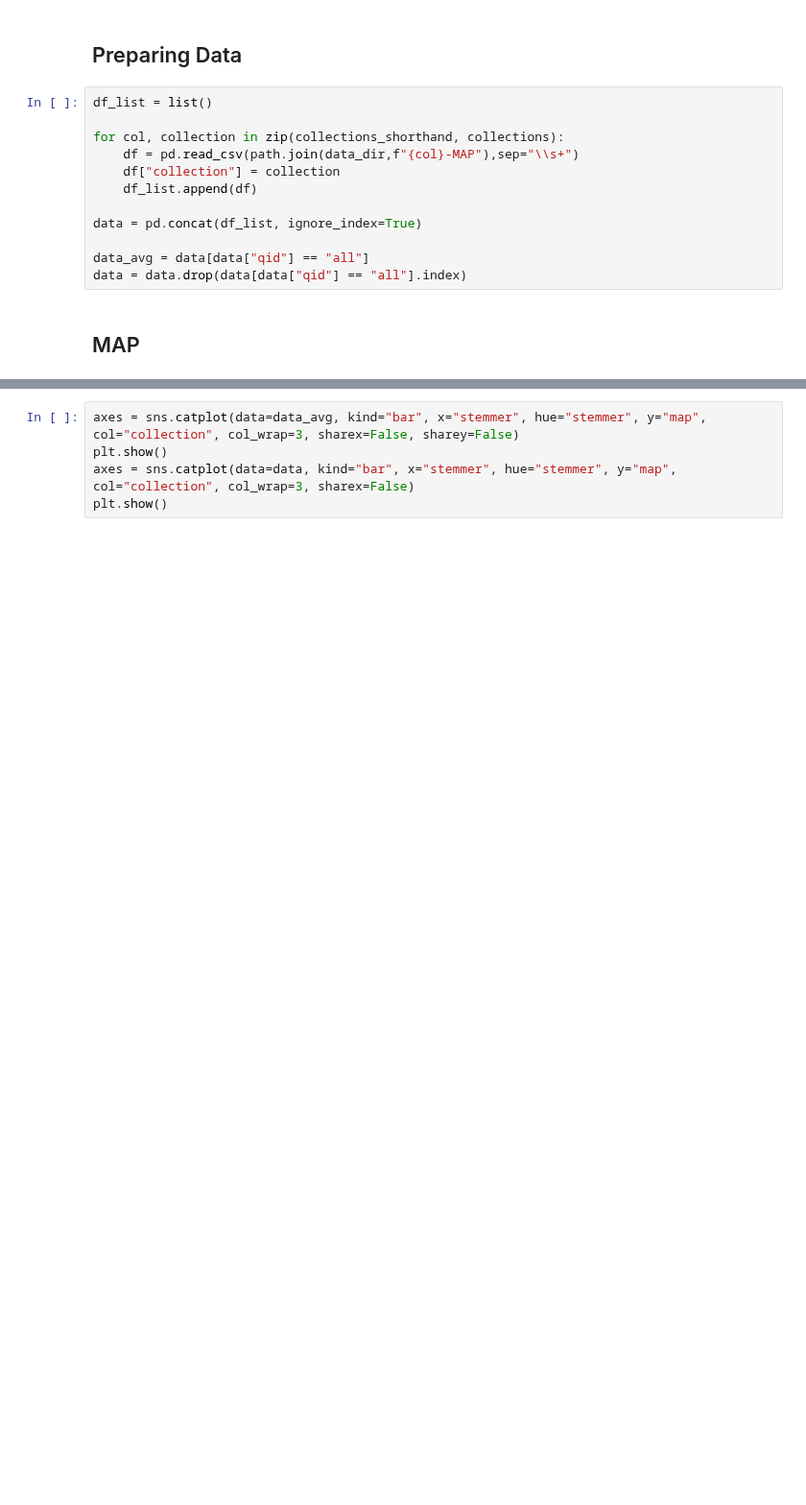
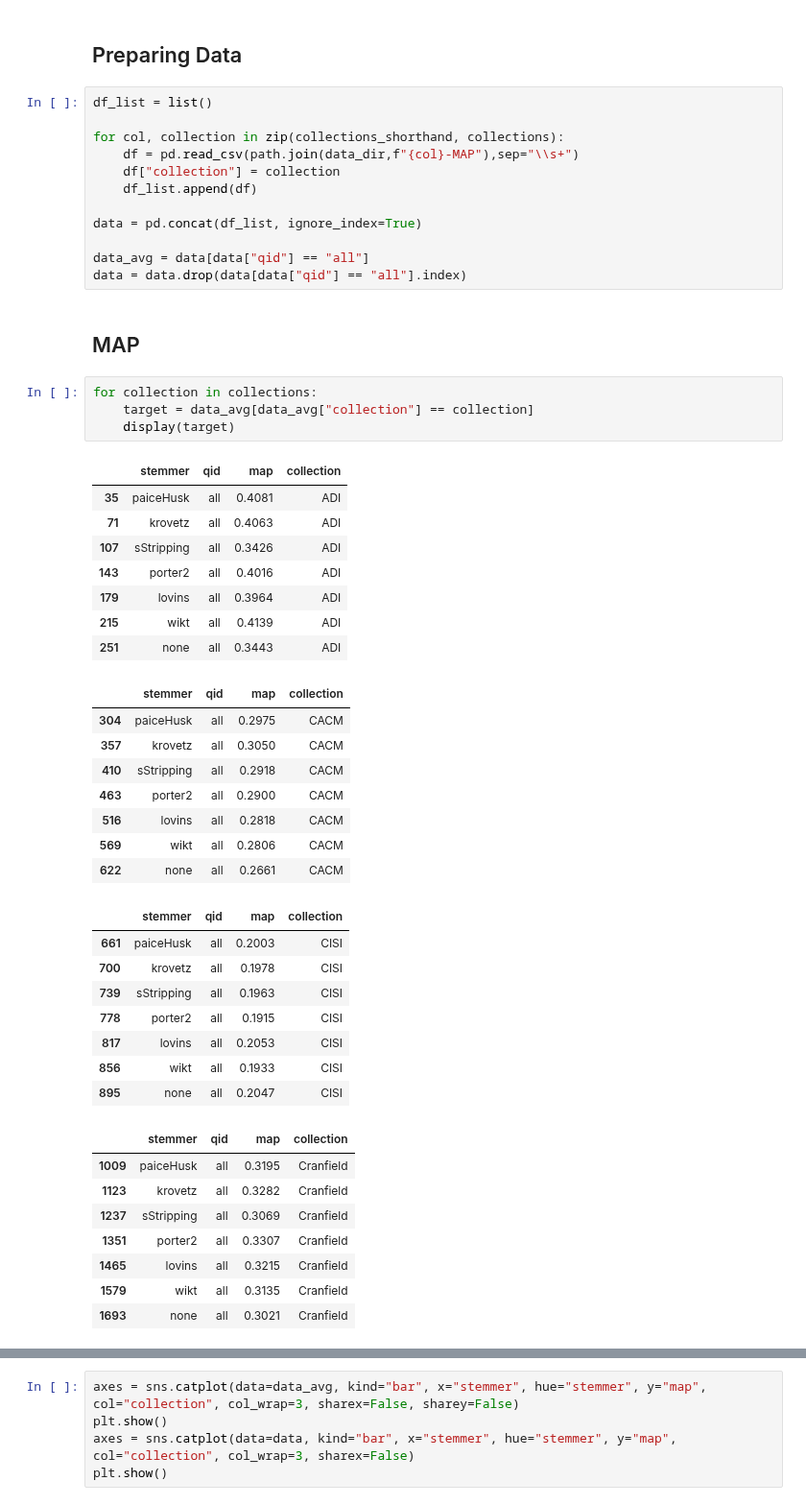
Before and after one commit to Axiomatic314/Stemming, a Jupyter notebook: preTrec/preTrec.ipynb, the cells around one changed output, grey strips where cells are left out. Shown at 96% size. Drawn from its saved outputs; the diff is of its cells as text; blank space fills up the shorter version.

```diff
--- a/preTrec/preTrec.ipynb
+++ b/preTrec/preTrec.ipynb
@@ -30,3 +30,40 @@ data_avg = data[data["qid"] == "all"]
 data = data.drop(data[data["qid"] == "all"].index)
 # %% [markdown]
 ## MAP
+# %%
+for collection in collections:
+    target = data_avg[data_avg["collection"] == collection]
+    display(target)
+# %% [output]
+|  | stemmer | qid | map | collection |
+| 35 | paiceHusk | all | 0.4081 | ADI |
+| 71 | krovetz | all | 0.4063 | ADI |
+| 107 | sStripping | all | 0.3426 | ADI |
+| 143 | porter2 | all | 0.4016 | ADI |
+| 179 | lovins | all | 0.3964 | ADI |
+| 215 | wikt | all | 0.4139 | ADI |
+| 251 | none | all | 0.3443 | ADI |
+|  | stemmer | qid | map | collection |
+| 304 | paiceHusk | all | 0.2975 | CACM |
+| 357 | krovetz | all | 0.3050 | CACM |
+| 410 | sStripping | all | 0.2918 | CACM |
+| 463 | porter2 | all | 0.2900 | CACM |
+| 516 | lovins | all | 0.2818 | CACM |
+| 569 | wikt | all | 0.2806 | CACM |
+| 622 | none | all | 0.2661 | CACM |
+|  | stemmer | qid | map | collection |
+| 661 | paiceHusk | all | 0.2003 | CISI |
+| 700 | krovetz | all | 0.1978 | CISI |
+| 739 | sStripping | all | 0.1963 | CISI |
+| 778 | porter2 | all | 0.1915 | CISI |
+| 817 | lovins | all | 0.2053 | CISI |
+| 856 | wikt | all | 0.1933 | CISI |
+| 895 | none | all | 0.2047 | CISI |
+|  | stemmer | qid | map | collection |
+| 1009 | paiceHusk | all | 0.3195 | Cranfield |
+| 1123 | krovetz | all | 0.3282 | Cranfield |
+| 1237 | sStripping | all | 0.3069 | Cranfield |
+| 1351 | porter2 | all | 0.3307 | Cranfield |
+| 1465 | lovins | all | 0.3215 | Cranfield |
+| 1579 | wikt | all | 0.3135 | Cranfield |
+| 1693 | none | all | 0.3021 | Cranfield |
```
Also changed, not shown: parts of 9 cells of this notebook, 1 other file.
